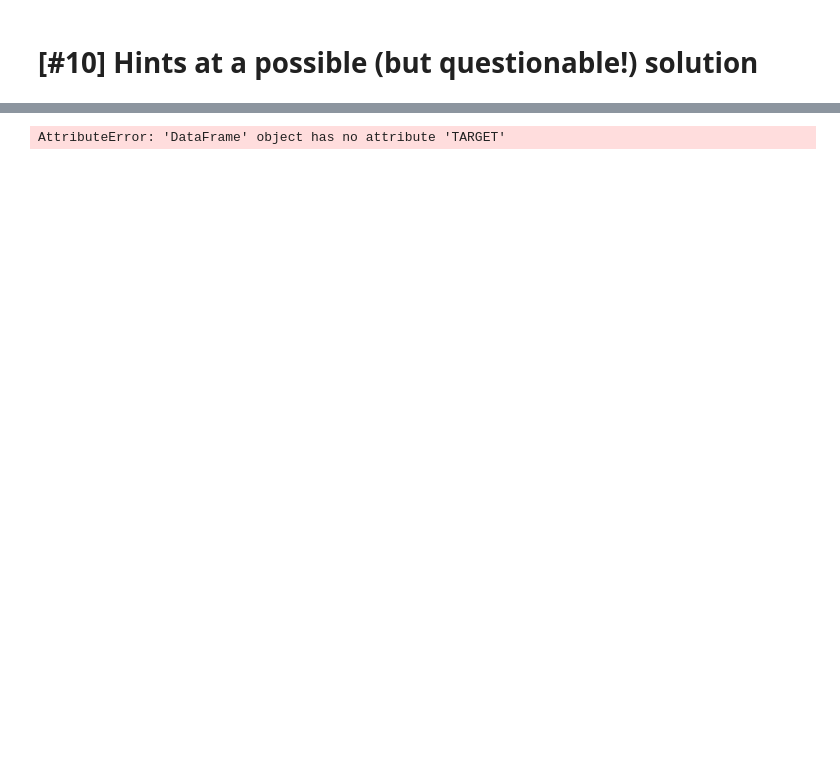
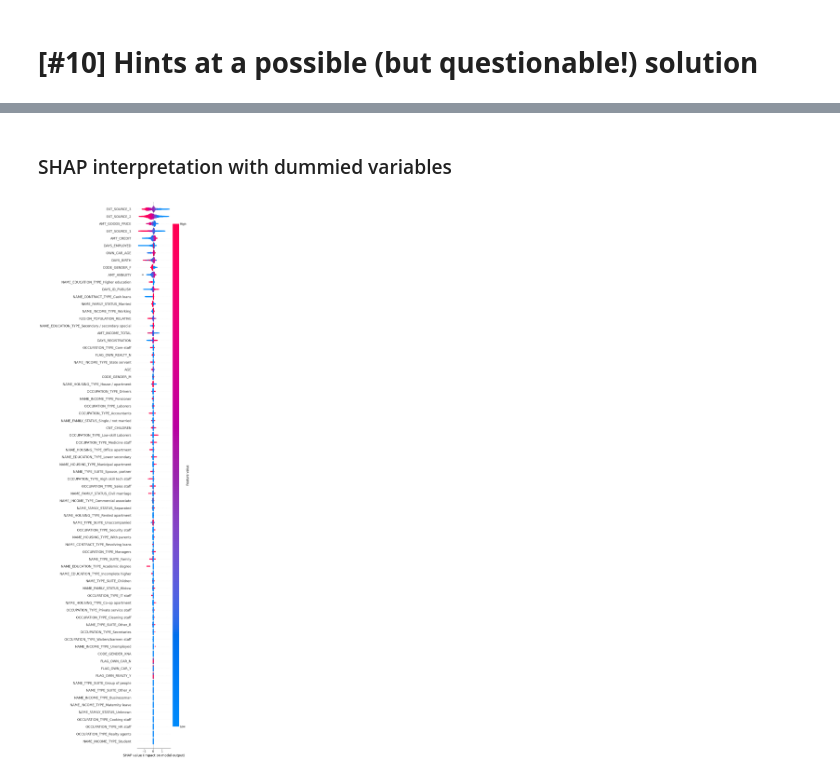
Before and after one commit to vincenzojrs/Potential-biases-in-AI-based-financial-services, a Jupyter notebook: jupy.ipynb, the cells around one changed output, grey strips where cells are left out. Cells and saved outputs as stored; diff of their text form; code cells hidden in the pictures; blank space fills up the shorter version.

```diff
--- a/jupy.ipynb
+++ b/jupy.ipynb
@@ -414,26 +358,39 @@ KeyboardInterrupt:
-# %%
-#Get unique values of the column
-unique_vals = list(df_test['OCCUPATION_TYPE'].dropna().unique())
-#Get a subset of size 5
-df_test_altered = df_test.sample(n=5, random_state = 3).reset_index(drop=True)
-
-df_test_altered.TARGET
-
-#Change values of the column by randomly taking elements from the unique values list
-#np.random.seed(23)
-#index = -1
-#for el in df_test['OCCUPATION_TYPE']:
-#    index = index + 1
-#    df_test_altered.at[index, 'OCCUPATION_TYPE']=np.random.choice(unique_vals)
-#    print(1)
-
-    #Compute the new AUC
-#df_target_altered_test = df_test_altered.pop('TARGET')
-#df_test_altered_dmatrix = xgb.DMatrix(df_test_altered.drop(columns='SK_ID_CURR'), enable_categorical=True)
-#xgb_base_test_results = xgb_base_model.predict(df_test_altered_dmatrix)
-#fpr, tpr, thresholds = metrics.roc_curve(df_target_altered_test, xgb_base_test_results, pos_label=1)
-#auc_altered = metrics.roc_auc_score(df_target_altered_test, xgb_base_test_results)
-
-#print(auc_altered)
-# %% [output]
-AttributeError: 'DataFrame' object has no attribute 'TARGET'
+# %% [markdown]
+### SHAP interpretation with dummied variables
+# %%
+ap_train = pd.read_csv('application_train.csv',
+                        usecols =  ['TARGET', 'SK_ID_CURR', 'NAME_CONTRACT_TYPE', 'CODE_GENDER', 'FLAG_OWN_CAR',
+                                    'FLAG_OWN_REALTY', 'CNT_CHILDREN', 'AMT_INCOME_TOTAL', 'AMT_CREDIT', 'AMT_ANNUITY',
+                                    'AMT_GOODS_PRICE', 'NAME_TYPE_SUITE', 'NAME_INCOME_TYPE', 'NAME_EDUCATION_TYPE', 'OCCUPATION_TYPE',
+                                    'NAME_FAMILY_STATUS', 'NAME_HOUSING_TYPE', 'REGION_POPULATION_RELATIVE', 'DAYS_BIRTH',
+                                    'DAYS_EMPLOYED', 'DAYS_REGISTRATION', 'DAYS_ID_PUBLISH', 'OWN_CAR_AGE', 'EXT_SOURCE_1',
+                                    'EXT_SOURCE_2', 'EXT_SOURCE_3'])
+ap_train['AGE'] = -round(ap_train['DAYS_BIRTH'] / 365)
+
+ap_train = pd.get_dummies(ap_train)
+
+ap_objects = list(ap_train.select_dtypes(include=['object']).columns)
+ap_train[ap_objects] = ap_train[ap_objects].astype('category')
+ap_train_target = ap_train.pop('TARGET')
+
+df_train, df_test, df_target_train, df_target_test = train_test_split(
+    ap_train, ap_train_target, test_size=0.2, stratify=ap_train_target, random_state=42)
+
+df_train_dmatrix = xgb.DMatrix(df_train.drop(columns='SK_ID_CURR'), df_target_train, enable_categorical=True)
+
+param = {'max_depth': 6,
+         'eta': .2,
+         'subsample': .9,
+         'colsample_bytree': .9,
+         'scale_pos_weight': 10,
+         'objective': 'binary:logistic',
+         'tree_method': 'exact'}
+
+xgb_base_model = xgb.train(param, df_train_dmatrix, num_boost_round=50)
+
+df_test_dmatrix = xgb.DMatrix(df_test.drop(columns='SK_ID_CURR'), enable_categorical=True)
+xgb_base_test_results = xgb_base_model.predict(df_test_dmatrix)
+
+shap_eval()
+# %% [output]
+[figure, added]
```
Also changed, not shown: parts of 3 cells of this notebook.
